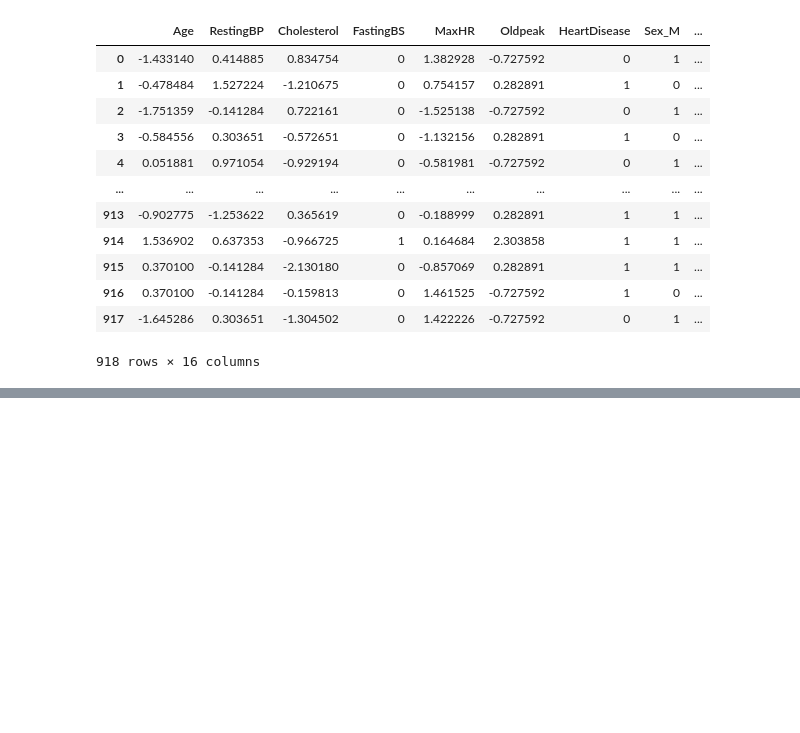
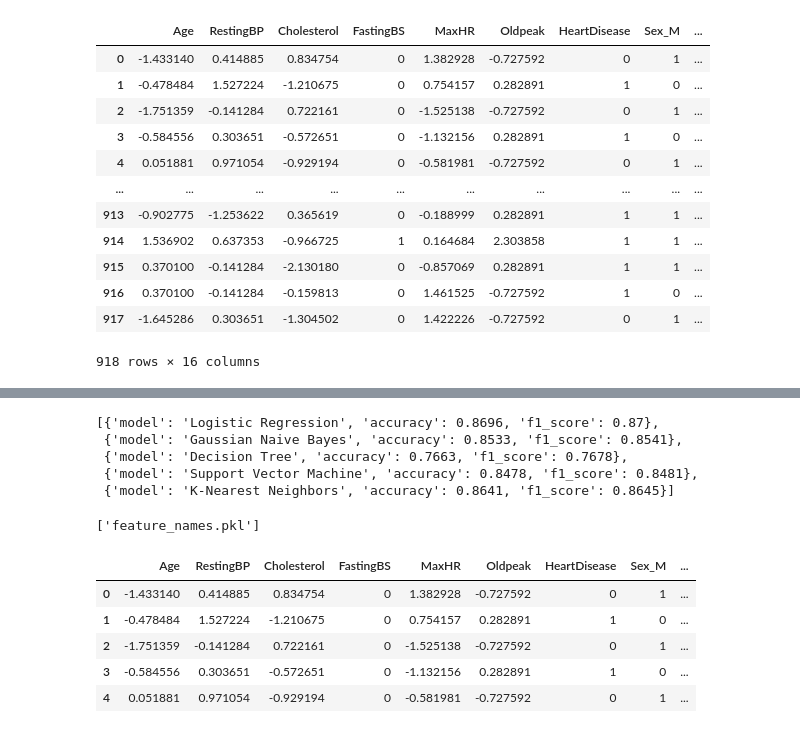
Before and after one commit to ankit7425/machine_learning_projects, a Jupyter notebook: final_df_2.ipynb, the cells around one changed output, grey strips where cells are left out. Drawn from its saved outputs; the diff is of its cells as text; code cells hidden in the pictures; blank space fills up the shorter version.

```diff
--- a/final_df_2.ipynb
+++ b/final_df_2.ipynb
@@ -325,0 +372,44 @@ df_encoded
+# %%
+from sklearn.metrics import accuracy_score, f1_score
+
+results = []
+
+for name, model in models.items():
+    model.fit(x_train_scaled, train_y)
+
+    predictions = model.predict(x_test_scaled)
+
+    accuracy = accuracy_score(test_y, predictions)
+    f1 = f1_score(test_y, predictions, average="weighted")
+
+    results.append({
+        "model": name,
+        "accuracy": round(accuracy, 4),
+        "f1_score": round(f1, 4)
+    })
+
+results
+# %% [output]
+[{'model': 'Logistic Regression', 'accuracy': 0.8696, 'f1_score': 0.87},
+ {'model': 'Gaussian Naive Bayes', 'accuracy': 0.8533, 'f1_score': 0.8541},
+ {'model': 'Decision Tree', 'accuracy': 0.7663, 'f1_score': 0.7678},
+ {'model': 'Support Vector Machine', 'accuracy': 0.8478, 'f1_score': 0.8481},
+ {'model': 'K-Nearest Neighbors', 'accuracy': 0.8641, 'f1_score': 0.8645}]
+# %%
+import joblib
+joblib.dump(models['K-Nearest Neighbors'], 'knn_model.pkl')
+joblib.dump(scaler, 'scaler.pkl')
+joblib.dump(x.columns, 'feature_names.pkl')
+# %% [output]
+['feature_names.pkl']
+# %%
+#cross validation
+
+df_encoded.head()
+# %% [output]
+|  | Age | RestingBP | Cholesterol | FastingBS | MaxHR | Oldpeak | HeartDisease | Sex_M | ... |
+| 0 | -1.433140 | 0.414885 | 0.834754 | 0 | 1.382928 | -0.727592 | 0 | 1 | ... |
+| 1 | -0.478484 | 1.527224 | -1.210675 | 0 | 0.754157 | 0.282891 | 1 | 0 | ... |
+| 2 | -1.751359 | -0.141284 | 0.722161 | 0 | -1.525138 | -0.727592 | 0 | 1 | ... |
+| 3 | -0.584556 | 0.303651 | -0.572651 | 0 | -1.132156 | 0.282891 | 1 | 0 | ... |
+| 4 | 0.051881 | 0.971054 | -0.929194 | 0 | -0.581981 | -0.727592 | 0 | 1 | ... |
```
Also changed, not shown: parts of 12 cells of this notebook, 4 other files.
